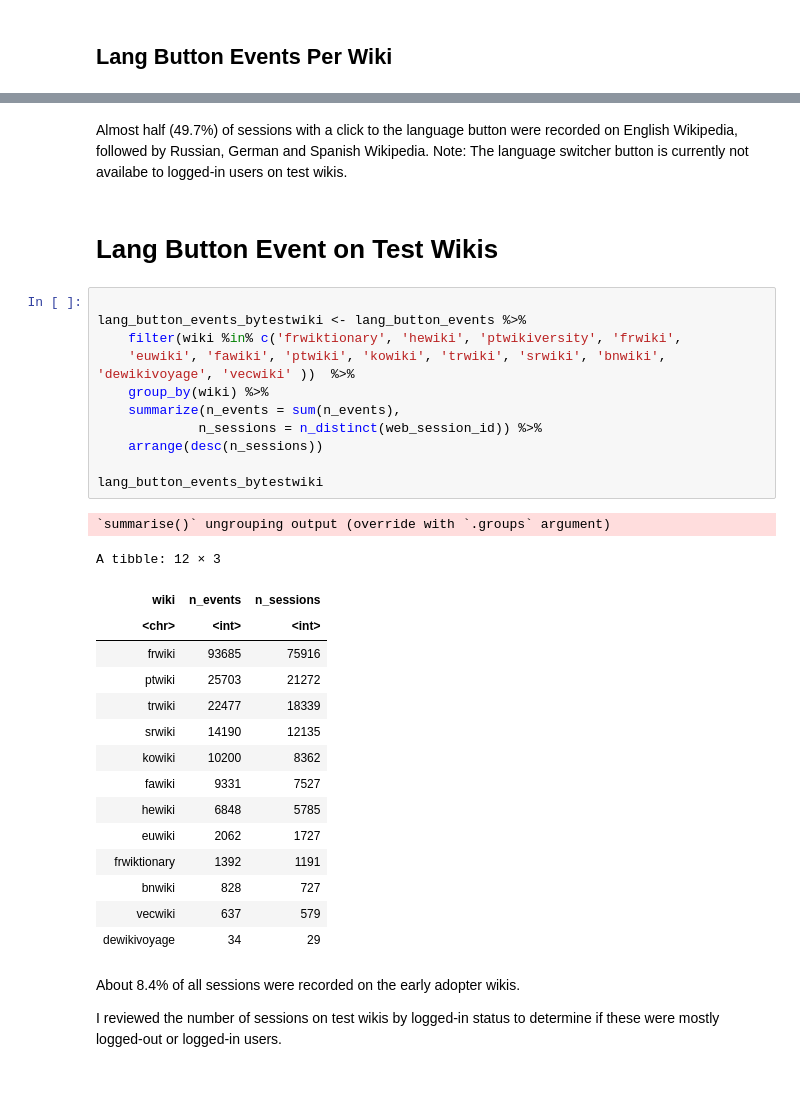
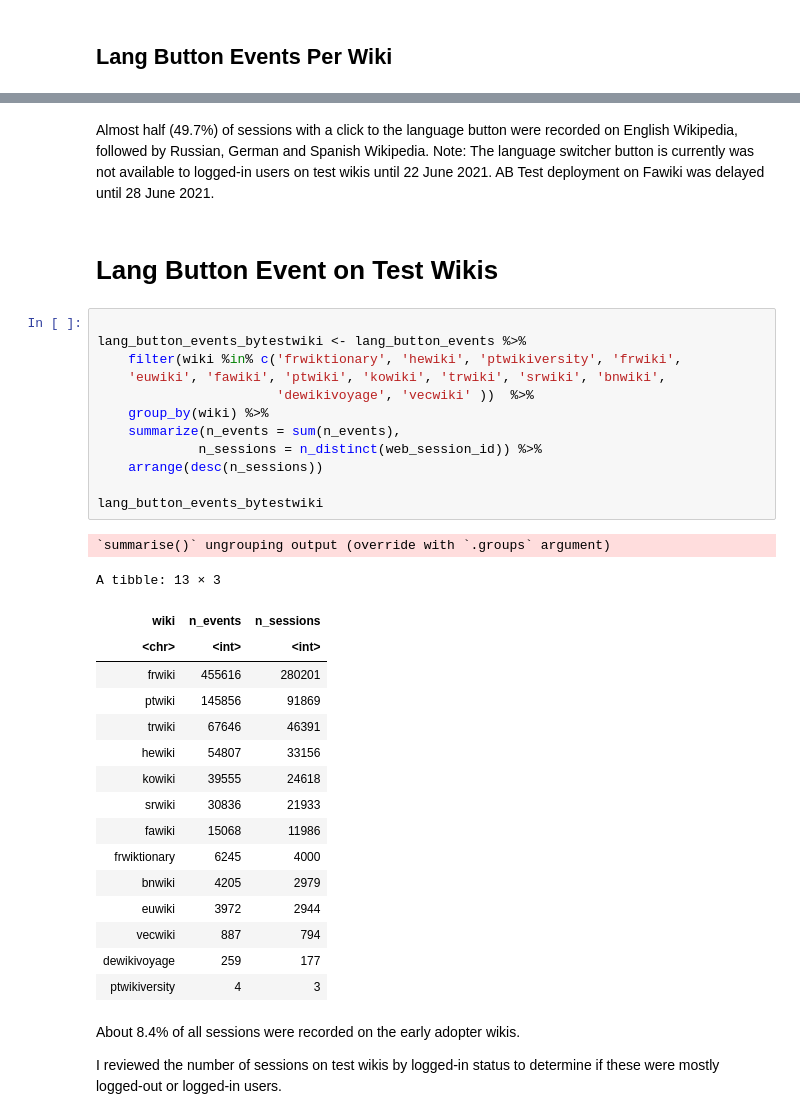
Before and after one commit to wikimedia-research/Language-Switching-Analysis-2021, a Jupyter notebook: QA/post_deployment_qa.ipynb, the cells around one changed output, grey strips where cells are left out. Drawn from its saved outputs; the diff is of its cells as text; blank space fills up the shorter version.

Commit message:
AB test data check

```diff
--- a/QA/post_deployment_qa.ipynb
+++ b/QA/post_deployment_qa.ipynb
@@ -445,35 +445,37 @@ A tibble: 6 × 3
 # %% [markdown]
-Almost half (49.7%) of sessions with a click to the language button were recorded on English Wikipedia, followed by Russian, German and Spanish Wikipedia. Note: The language switcher button is currently not availabe to logged-in users on test wikis.
+Almost half (49.7%) of sessions with a click to the language button were recorded on English Wikipedia, followed by Russian, German and Spanish Wikipedia. Note: The language switcher button is currently was not available to logged-in users on test wikis until 22 June 2021. AB Test deployment on Fawiki was delayed until 28 June 2021.
 # %% [markdown]
 # Lang Button Event on Test Wikis
 # %%
 
 lang_button_events_bytestwiki <- lang_button_events %>%
     filter(wiki %in% c('frwiktionary', 'hewiki', 'ptwikiversity', 'frwiki',
-    'euwiki', 'fawiki', 'ptwiki', 'kowiki', 'trwiki', 'srwiki', 'bnwiki', 'dewikivoyage', 'vecwiki' ))  %>%
+    'euwiki', 'fawiki', 'ptwiki', 'kowiki', 'trwiki', 'srwiki', 'bnwiki',
+                       'dewikivoyage', 'vecwiki' ))  %>%
     group_by(wiki) %>%
     summarize(n_events = sum(n_events),
              n_sessions = n_distinct(web_session_id)) %>%
     arrange(desc(n_sessions))
 
 lang_button_events_bytestwiki
 # %% [output]
 `summarise()` ungrouping output (override with `.groups` argument)
-A tibble: 12 × 3
+A tibble: 13 × 3
 | wiki | n_events | n_sessions |
 | <chr> | <int> | <int> |
-| frwiki | 93685 | 75916 |
-| ptwiki | 25703 | 21272 |
-| trwiki | 22477 | 18339 |
-| srwiki | 14190 | 12135 |
-| kowiki | 10200 | 8362 |
-| fawiki | 9331 | 7527 |
-| hewiki | 6848 | 5785 |
-| euwiki | 2062 | 1727 |
-| frwiktionary | 1392 | 1191 |
-| bnwiki | 828 | 727 |
-| vecwiki | 637 | 579 |
-| dewikivoyage | 34 | 29 |
+| frwiki | 455616 | 280201 |
+| ptwiki | 145856 | 91869 |
+| trwiki | 67646 | 46391 |
+| hewiki | 54807 | 33156 |
+| kowiki | 39555 | 24618 |
+| srwiki | 30836 | 21933 |
+| fawiki | 15068 | 11986 |
+| frwiktionary | 6245 | 4000 |
+| bnwiki | 4205 | 2979 |
+| euwiki | 3972 | 2944 |
+| vecwiki | 887 | 794 |
+| dewikivoyage | 259 | 177 |
+| ptwikiversity | 4 | 3 |
 # %% [markdown]
 About 8.4% of all sessions were recorded on the early adopter wikis.
 
```
Also changed, not shown: parts of 66 cells of this notebook.
